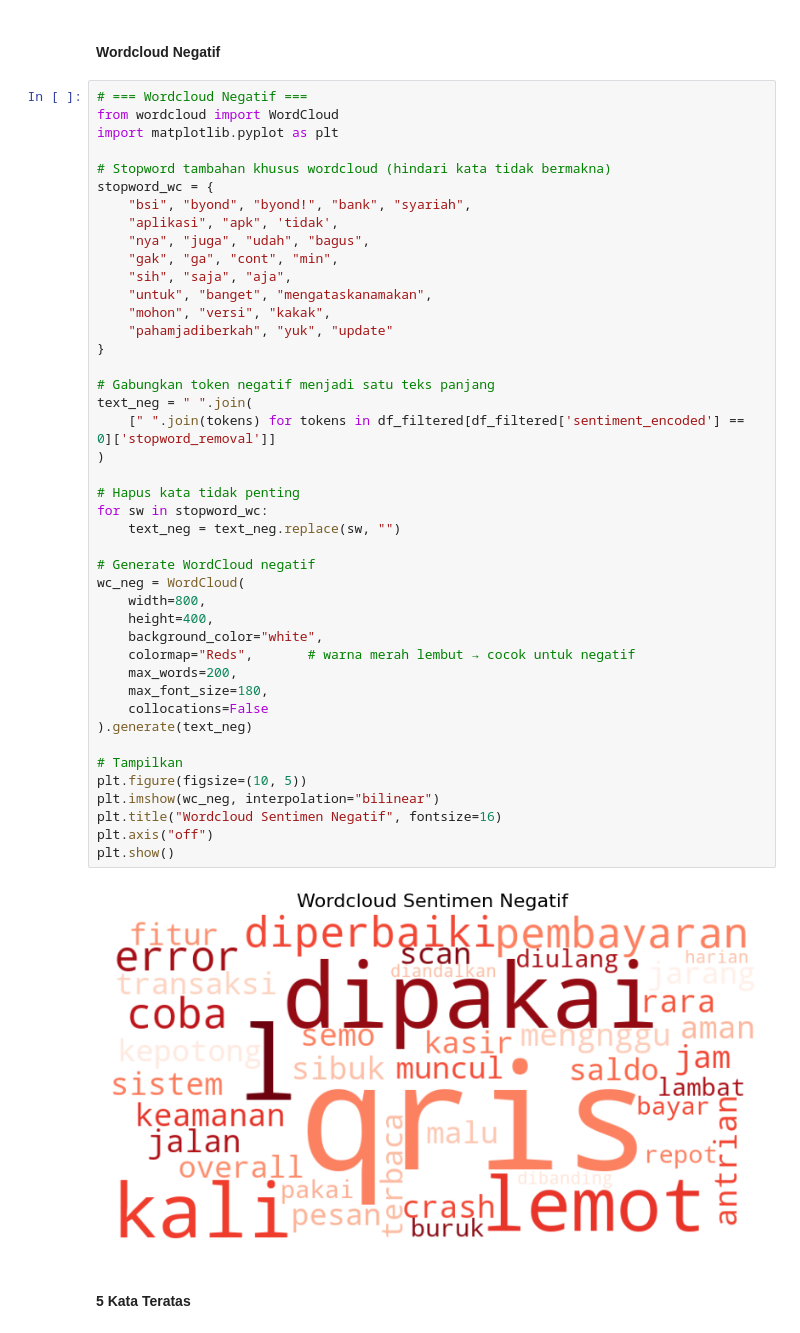
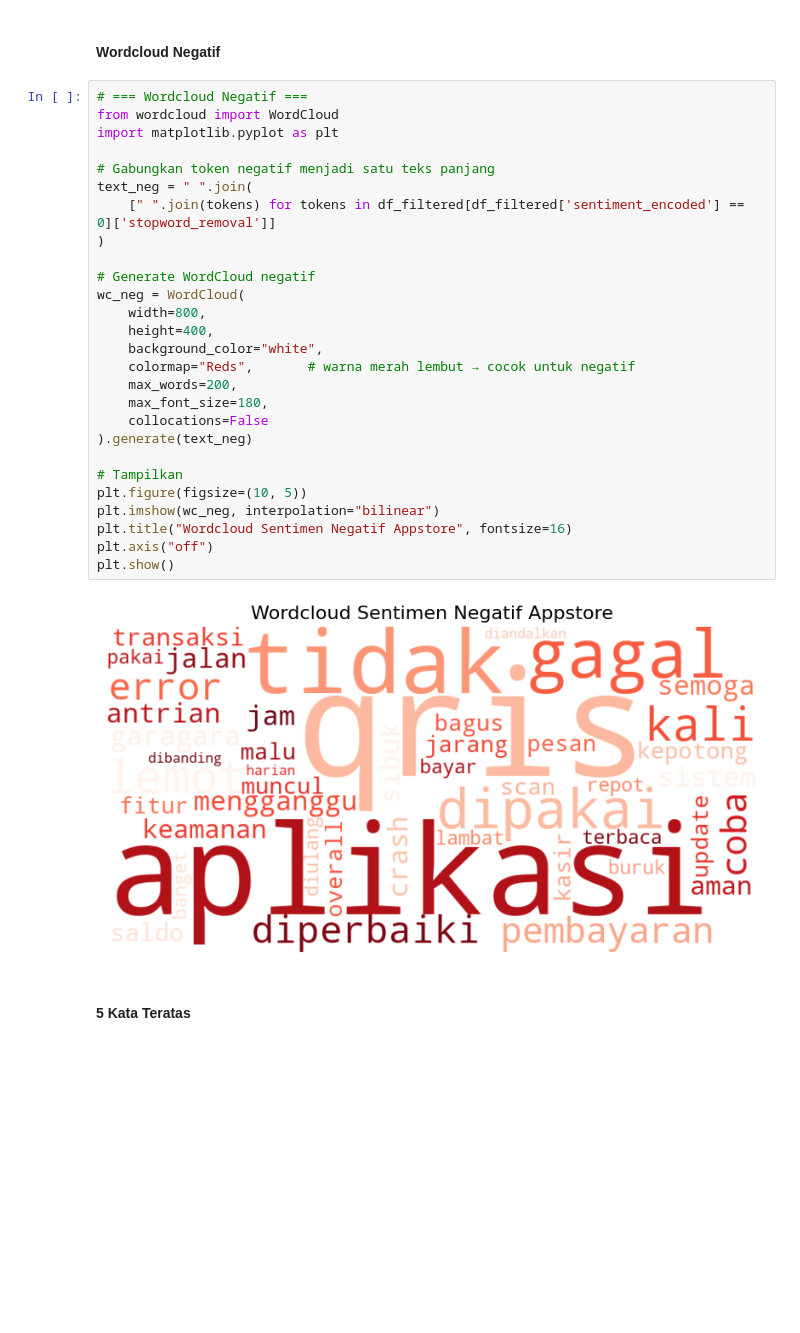
Before and after one commit to baywcksn/indobert-bertopic-analysis, a Jupyter notebook: Playstore_&_Appstore.ipynb, the cells around one changed output. Drawn from its saved outputs; the diff is of its cells as text; blank space fills up the shorter version.

```diff
--- a/Playstore_&_Appstore.ipynb
+++ b/Playstore_&_Appstore.ipynb
@@ -1690,48 +1640,32 @@ df_top_5
 # %%
 # === Wordcloud Negatif ===
 from wordcloud import WordCloud
 import matplotlib.pyplot as plt
 
-# Stopword tambahan khusus wordcloud (hindari kata tidak bermakna)
-stopword_wc = {
-    "bsi", "byond", "byond!", "bank", "syariah",
-    "aplikasi", "apk", 'tidak',
-    "nya", "juga", "udah", "bagus",
-    "gak", "ga", "cont", "min",
-    "sih", "saja", "aja",
-    "untuk", "banget", "mengataskanamakan",
-    "mohon", "versi", "kakak",
-    "pahamjadiberkah", "yuk", "update"
-}
-
 # Gabungkan token negatif menjadi satu teks panjang
 text_neg = " ".join(
     [" ".join(tokens) for tokens in df_filtered[df_filtered['sentiment_encoded'] == 0]['stopword_removal']]
 )
-
-# Hapus kata tidak penting
-for sw in stopword_wc:
-    text_neg = text_neg.replace(sw, "")
 
 # Generate WordCloud negatif
 wc_neg = WordCloud(
     width=800,
     height=400,
     background_color="white",
     colormap="Reds",       # warna merah lembut → cocok untuk negatif
     max_words=200,
     max_font_size=180,
     collocations=False
 ).generate(text_neg)
 
 # Tampilkan
 plt.figure(figsize=(10, 5))
 plt.imshow(wc_neg, interpolation="bilinear")
-plt.title("Wordcloud Sentimen Negatif", fontsize=16)
+plt.title("Wordcloud Sentimen Negatif Appstore", fontsize=16)
 plt.axis("off")
 plt.show()
 # %% [output]
-[figure, old version]
+[figure, new version]
 # %% [markdown]
 #### 5 Kata Teratas
 # %%
```
Also changed, not shown: parts of 10 cells of this notebook.
